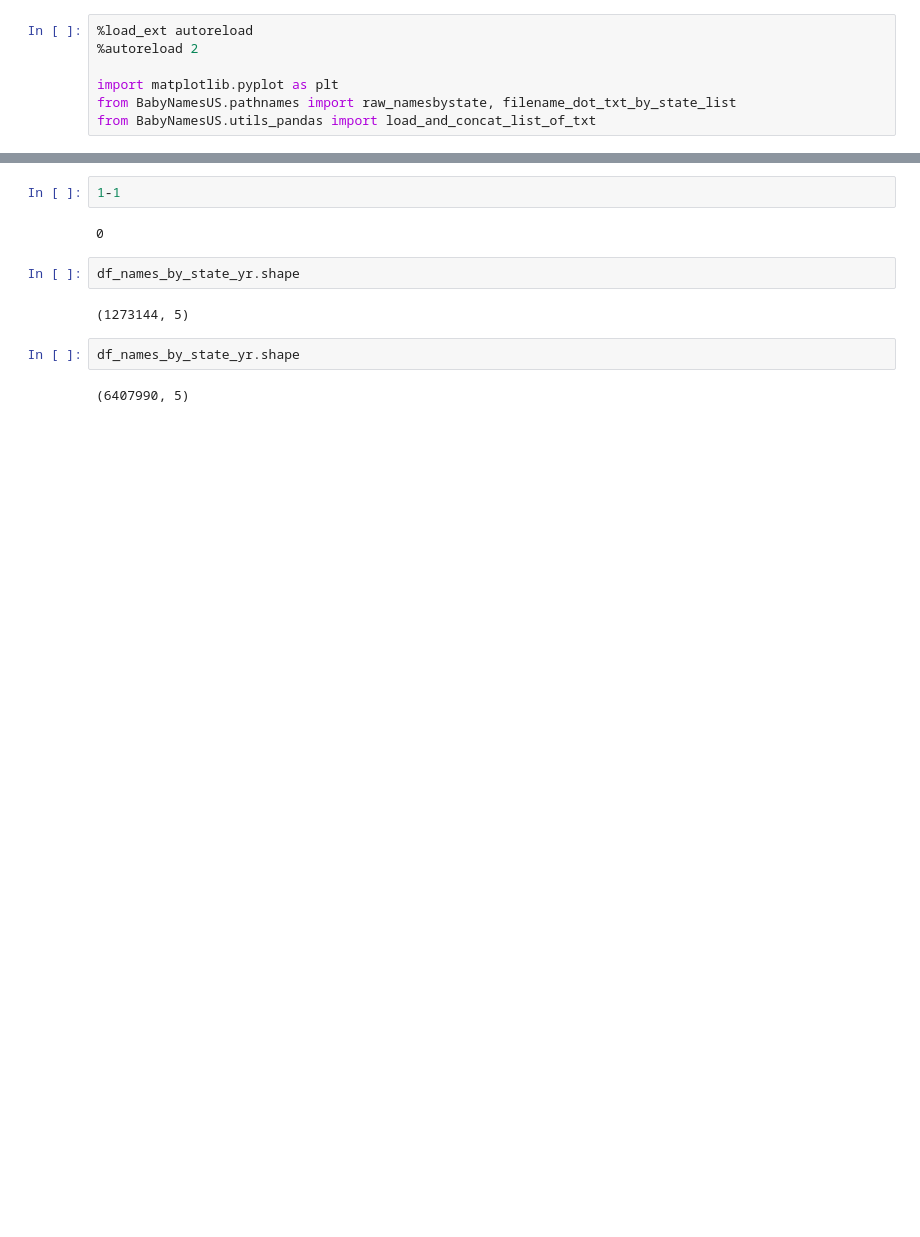
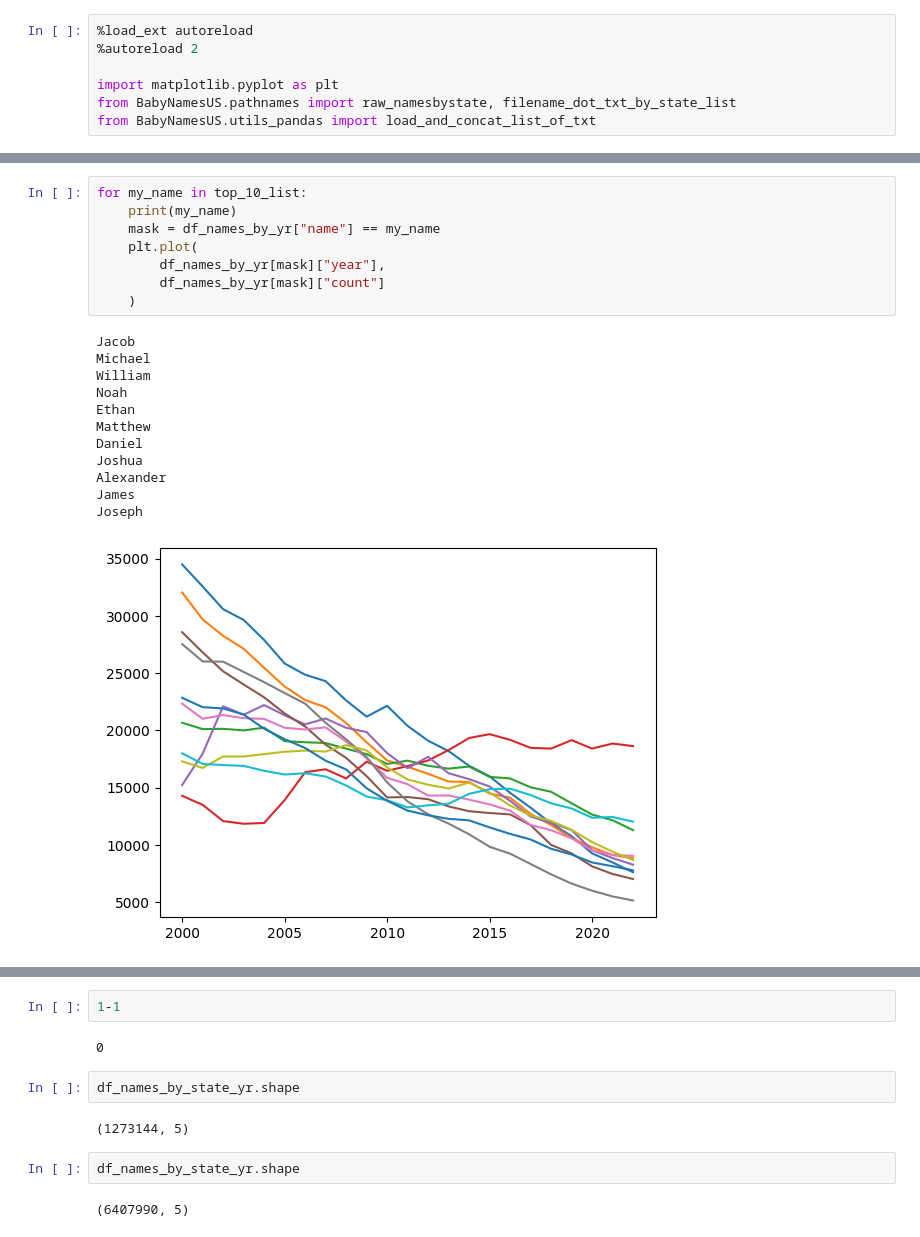
Before and after one commit to ajhergenroeder/BabyNamesUS, a Jupyter notebook: notebooks/top_5_names_by_year-US.ipynb, the cells around one changed output, grey strips where cells are left out. Drawn from its saved outputs; the diff is of its cells as text; blank space fills up the shorter version.

```diff
--- a/notebooks/top_5_names_by_year-US.ipynb
+++ b/notebooks/top_5_names_by_year-US.ipynb
@@ -37 +85,22 @@ top_names_list = df_name_count.values[:,0][:NUM_NAMES].tolist()
+# %%
+for my_name in top_10_list:
+    print(my_name)
+    mask = df_names_by_yr["name"] == my_name
+    plt.plot(
+        df_names_by_yr[mask]["year"],
+        df_names_by_yr[mask]["count"]
+    )
+# %% [output]
+Jacob
+Michael
+William
+Noah
+Ethan
+Matthew
+Daniel
+Joshua
+Alexander
+James
+Joseph
+[figure, added]
 # %%
```
Also changed, not shown: parts of 11 cells of this notebook.
